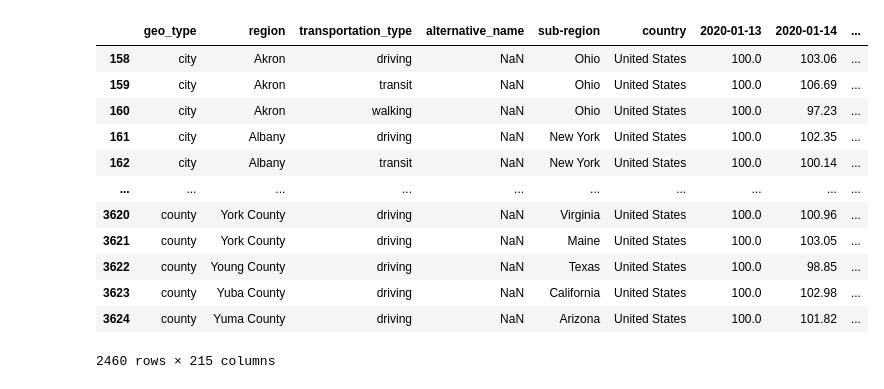
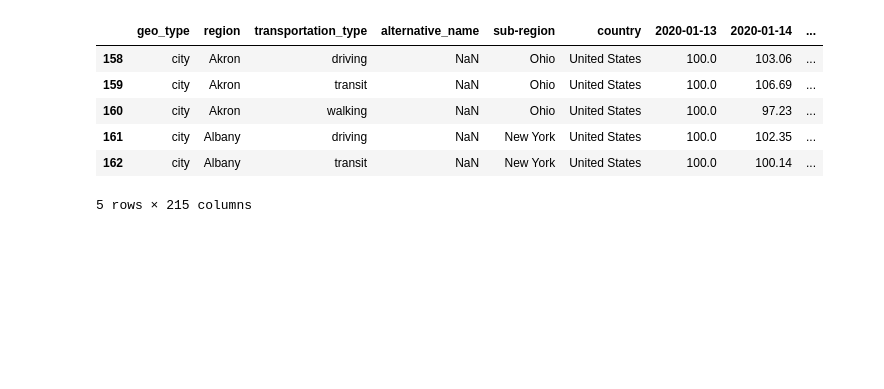
Before and after one commit to LisaHarrison08/Project_G4, a Jupyter notebook: Mobility.ipynb, the cells around one changed output. Saved outputs shown, nothing was run; the diff lists cells and outputs as text; code cells hidden in the pictures; blank space fills up the shorter version.

```diff
--- a/Mobility.ipynb
+++ b/Mobility.ipynb
@@ -42,19 +28,13 @@ Index(['geo_type', 'region', 'transportation_type', 'alternative_name',
 # %%
-# Filter the data so that only the US are in a DataFrame
+# Filter the data so that only the US is in a DataFrame
 usa_apple_mob_df = apple_mob_df.loc[apple_mob_df["country"] == "United States"]
-usa_apple_mob_df
+usa_apple_mob_df.head()
 # %% [output]
 |  | geo_type | region | transportation_type | alternative_name | sub-region | country | 2020-01-13 | 2020-01-14 | ... |
 | 158 | city | Akron | driving | NaN | Ohio | United States | 100.0 | 103.06 | ... |
 | 159 | city | Akron | transit | NaN | Ohio | United States | 100.0 | 106.69 | ... |
 | 160 | city | Akron | walking | NaN | Ohio | United States | 100.0 | 97.23 | ... |
 | 161 | city | Albany | driving | NaN | New York | United States | 100.0 | 102.35 | ... |
 | 162 | city | Albany | transit | NaN | New York | United States | 100.0 | 100.14 | ... |
-| ... | ... | ... | ... | ... | ... | ... | ... | ... | ... |
-| 3620 | county | York County | driving | NaN | Virginia | United States | 100.0 | 100.96 | ... |
-| 3621 | county | York County | driving | NaN | Maine | United States | 100.0 | 103.05 | ... |
-| 3622 | county | Young County | driving | NaN | Texas | United States | 100.0 | 98.85 | ... |
-| 3623 | county | Yuba County | driving | NaN | California | United States | 100.0 | 102.98 | ... |
-| 3624 | county | Yuma County | driving | NaN | Arizona | United States | 100.0 | 101.82 | ... |
-2460 rows × 215 columns
+5 rows × 215 columns
 # %%
```
Also changed, not shown: parts of 23 cells of this notebook, 3 other files.
